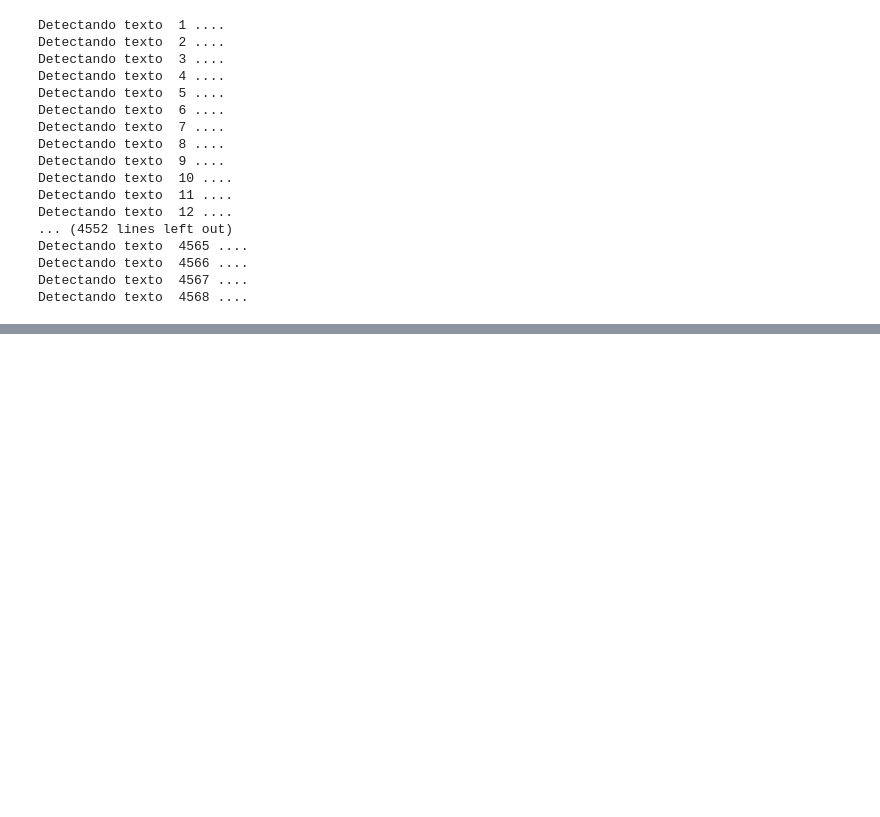
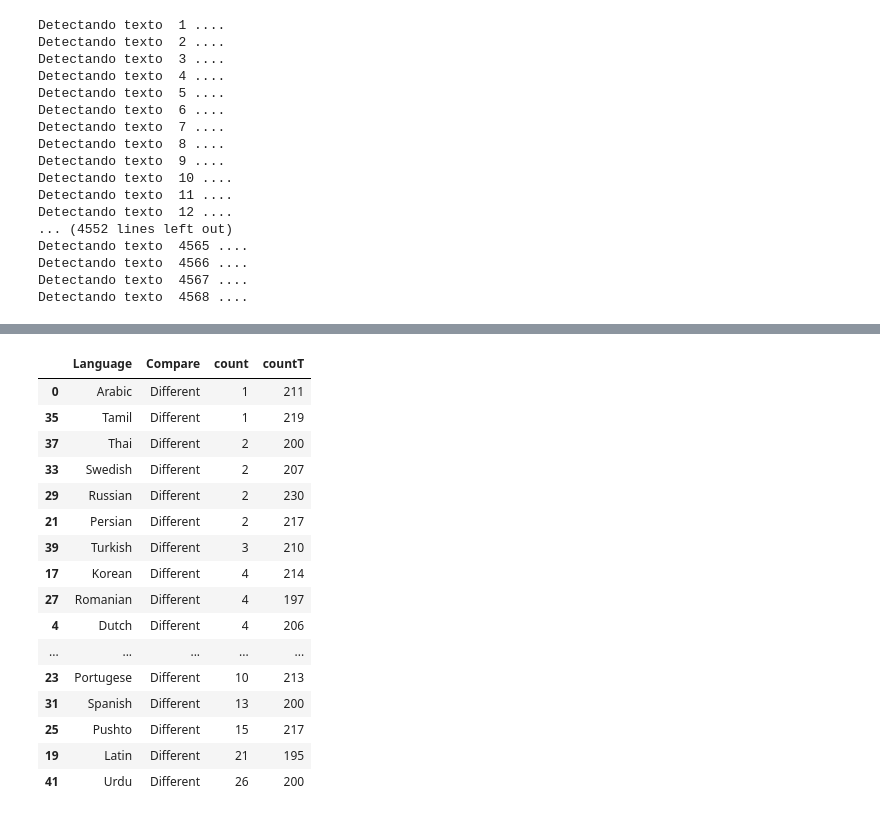
Before and after one commit to celopez74/LanguageDetectionAzureCognitiveServices, a Jupyter notebook: AzureCognitiveServicesConsuming.ipynb, the cells around one changed output, grey strips where cells are left out. Drawn from its saved outputs; the diff is of its cells as text; code cells hidden in the pictures; blank space fills up the shorter version.

```diff
--- a/AzureCognitiveServicesConsuming.ipynb
+++ b/AzureCognitiveServicesConsuming.ipynb
@@ -86,0 +133,30 @@ Detectando texto  4568 ....
+# %%
+#results = (results[results.Compare == 'Different']).drop_duplicates()
+
+count = results.groupby(['Language']).size().reset_index(name="count")
+count = count.sort_values('count',ascending=True)
+countT['countT'] = countT['count'].groupby(countT['Language']).transform('sum')
+countT = countT[countT.Compare == 'Different']
+countT = countT.sort_values('count',ascending=True)
+
+#Formatear el dataframe en formato html
+from IPython.core.display import HTML
+HTML(countT.to_html(classes='table table-stripped'))
+# %% [output]
+|  | Language | Compare | count | countT |
+| 0 | Arabic | Different | 1 | 211 |
+| 35 | Tamil | Different | 1 | 219 |
+| 37 | Thai | Different | 2 | 200 |
+| 33 | Swedish | Different | 2 | 207 |
+| 29 | Russian | Different | 2 | 230 |
+| 21 | Persian | Different | 2 | 217 |
+| 39 | Turkish | Different | 3 | 210 |
+| 17 | Korean | Different | 4 | 214 |
+| 27 | Romanian | Different | 4 | 197 |
+| 4 | Dutch | Different | 4 | 206 |
+| ... | ... | ... | ... | ... |
+| 23 | Portugese | Different | 10 | 213 |
+| 31 | Spanish | Different | 13 | 200 |
+| 25 | Pushto | Different | 15 | 217 |
+| 19 | Latin | Different | 21 | 195 |
+| 41 | Urdu | Different | 26 | 200 |
```
Also changed, not shown: parts of 2 cells of this notebook.
